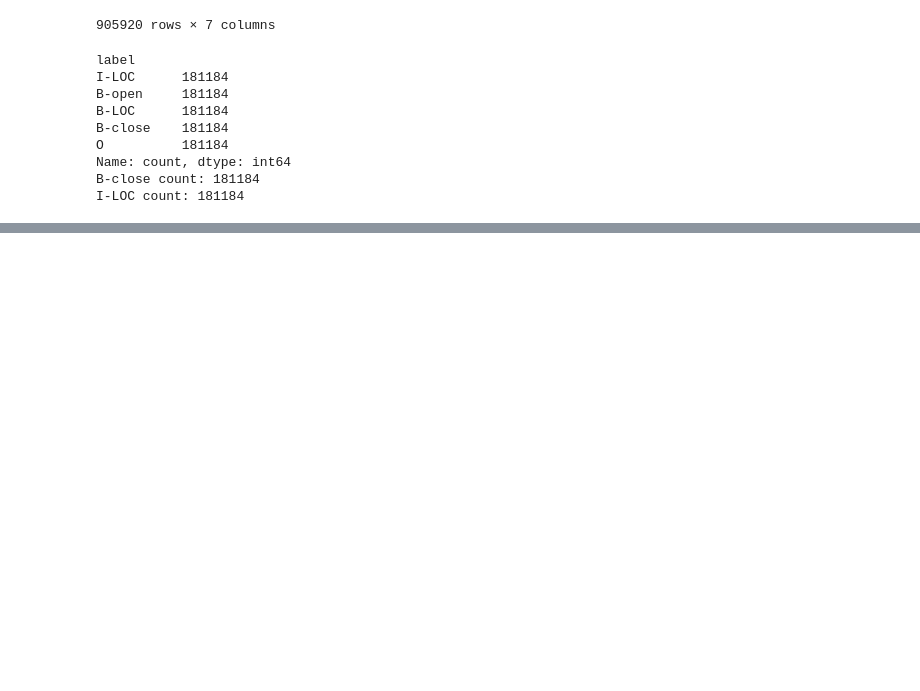
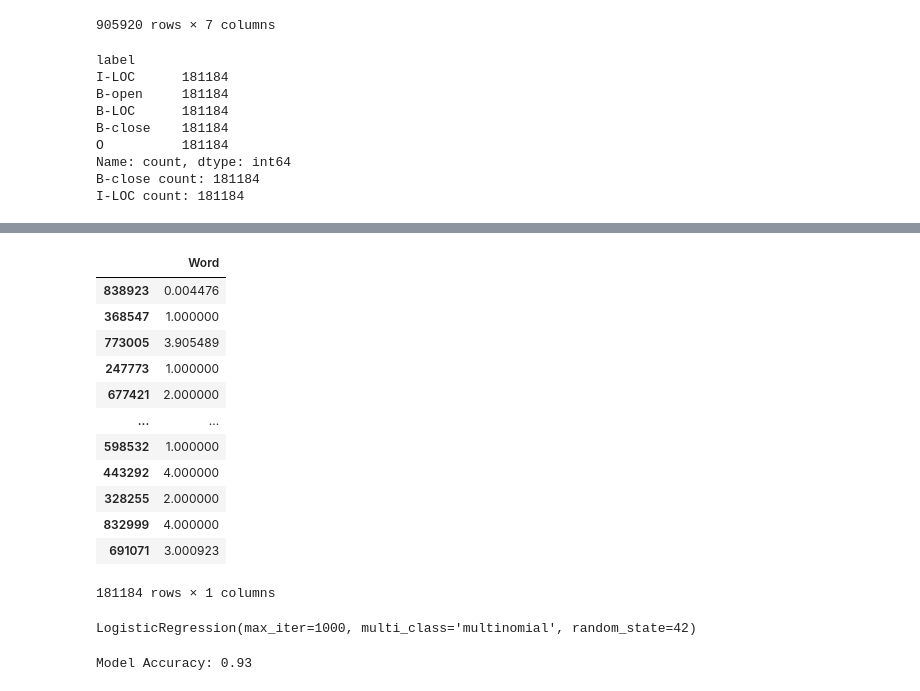
Before and after one commit to ehabsuliman/ROADWATCH, a Jupyter notebook: Road/RW.ipynb, the cells around one changed output, grey strips where cells are left out. Cells and saved outputs as stored; diff of their text form; code cells hidden in the pictures; blank space fills up the shorter version.

```diff
--- a/Road/RW.ipynb
+++ b/Road/RW.ipynb
@@ -648,0 +673,27 @@ I-LOC count: 181184
+# %%
+X_test_encoded
+# %% [output]
+|  | Word |
+| 838923 | 0.004476 |
+| 368547 | 1.000000 |
+| 773005 | 3.905489 |
+| 247773 | 1.000000 |
+| 677421 | 2.000000 |
+| ... | ... |
+| 598532 | 1.000000 |
+| 443292 | 4.000000 |
+| 328255 | 2.000000 |
+| 832999 | 4.000000 |
+| 691071 | 3.000923 |
+181184 rows × 1 columns
+# %%
+model = LogisticRegression(multi_class='multinomial', solver='lbfgs', max_iter= 1000, random_state=42)
+model.fit(X_train_encoded, y_train)
+# %% [output]
+LogisticRegression(max_iter=1000, multi_class='multinomial', random_state=42)
+# %%
+y_pred = model.predict(X_test_encoded)
+accuracy = model.score(X_test_encoded, y_test)
+print(f"Model Accuracy: {accuracy:.2f}")
+# %% [output]
+Model Accuracy: 0.93
```
Also changed, not shown: parts of 7 cells of this notebook.
